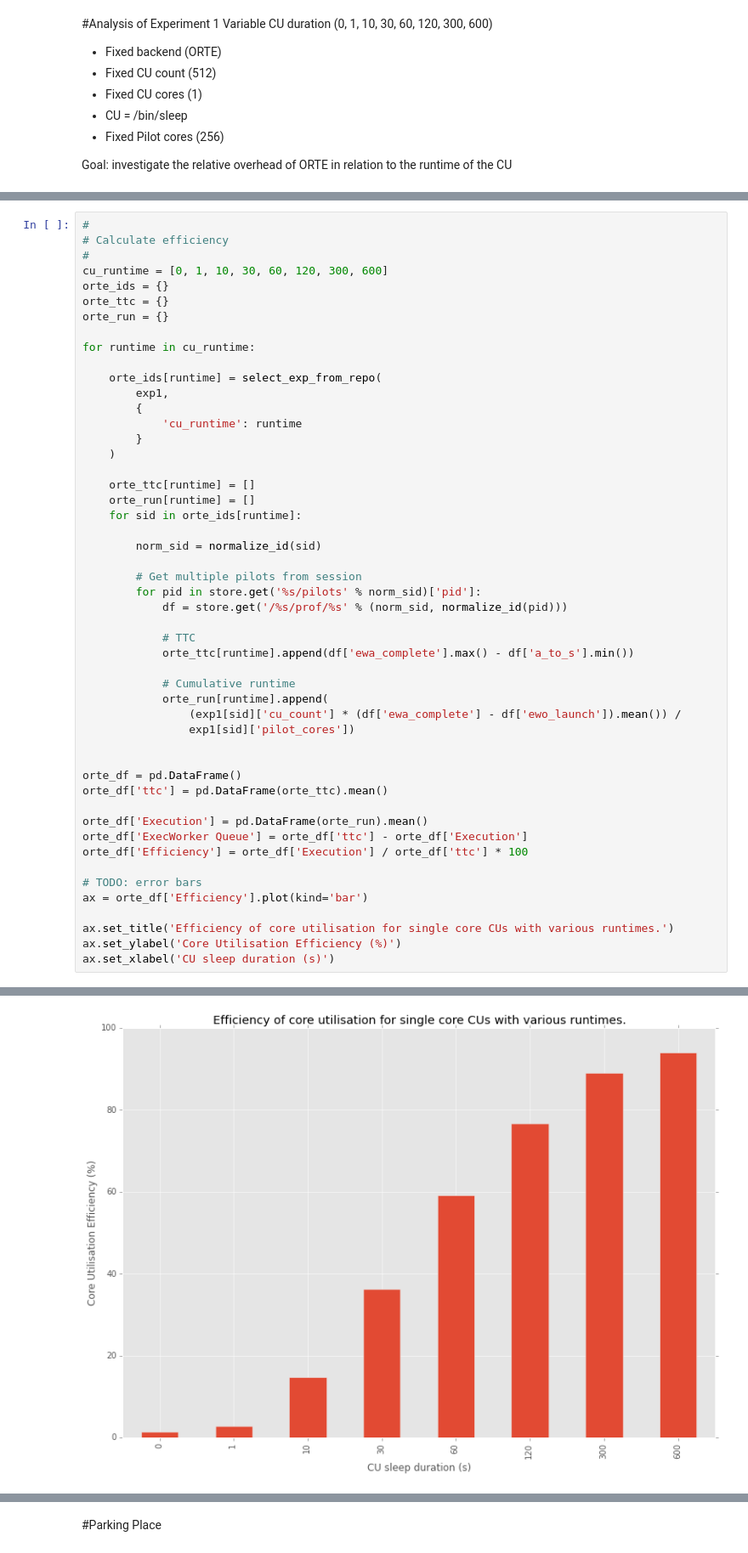
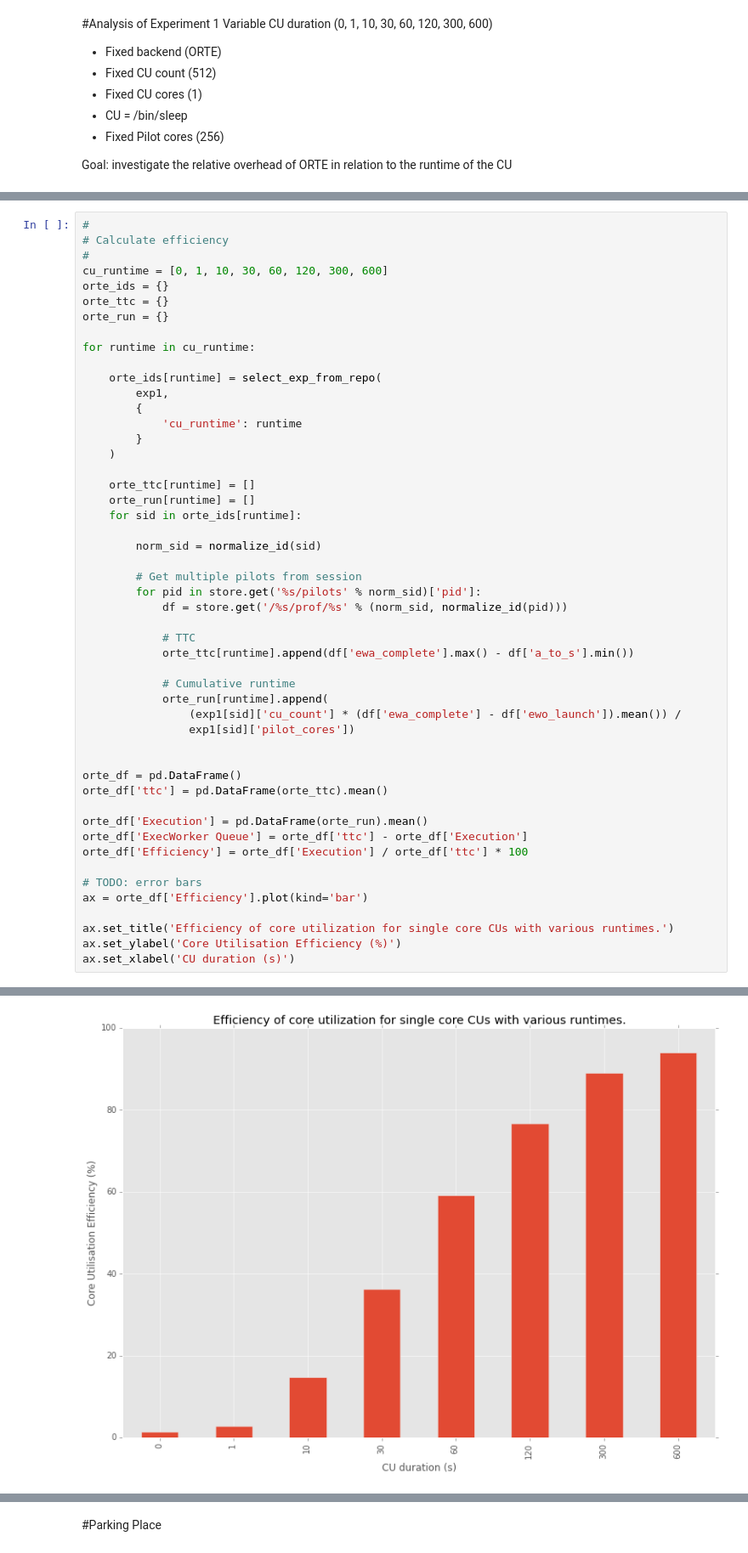
Before and after one commit to radical-experiments/rp-orte-bw, a Jupyter notebook: notebooks/bw_experiments.ipynb, the cells around one changed output, grey strips where cells are left out. Shown at 85% size. Cells and saved outputs as stored; diff of their text form.

```diff
--- a/notebooks/bw_experiments.ipynb
+++ b/notebooks/bw_experiments.ipynb
@@ -595,36 +595,36 @@ for runtime in cu_runtime:
     for sid in orte_ids[runtime]:
 
         norm_sid = normalize_id(sid)
 
         # Get multiple pilots from session
         for pid in store.get('%s/pilots' % norm_sid)['pid']:
             df = store.get('/%s/prof/%s' % (norm_sid, normalize_id(pid)))
 
             # TTC
             orte_ttc[runtime].append(df['ewa_complete'].max() - df['a_to_s'].min())
 
             # Cumulative runtime
             orte_run[runtime].append(
                 (exp1[sid]['cu_count'] * (df['ewa_complete'] - df['ewo_launch']).mean()) /
                 exp1[sid]['pilot_cores'])
 
 
 orte_df = pd.DataFrame()
 orte_df['ttc'] = pd.DataFrame(orte_ttc).mean()
 
 orte_df['Execution'] = pd.DataFrame(orte_run).mean()
 orte_df['ExecWorker Queue'] = orte_df['ttc'] - orte_df['Execution']
 orte_df['Efficiency'] = orte_df['Execution'] / orte_df['ttc'] * 100
 
 # TODO: error bars
 ax = orte_df['Efficiency'].plot(kind='bar')
 
-ax.set_title('Efficiency of core utilisation for single core CUs with various runtimes.')
+ax.set_title('Efficiency of core utilization for single core CUs with various runtimes.')
 ax.set_ylabel('Core Utilisation Efficiency (%)')
-ax.set_xlabel('CU sleep duration (s)')
+ax.set_xlabel('CU duration (s)')
 # %% [output]
 <matplotlib.text.Text at 0x...>
-[figure, old version]
+[figure, new version]
 # %%
 #
 # Calculate Exec Queue overhead
```
Also changed, not shown: parts of 5 cells of this notebook.
